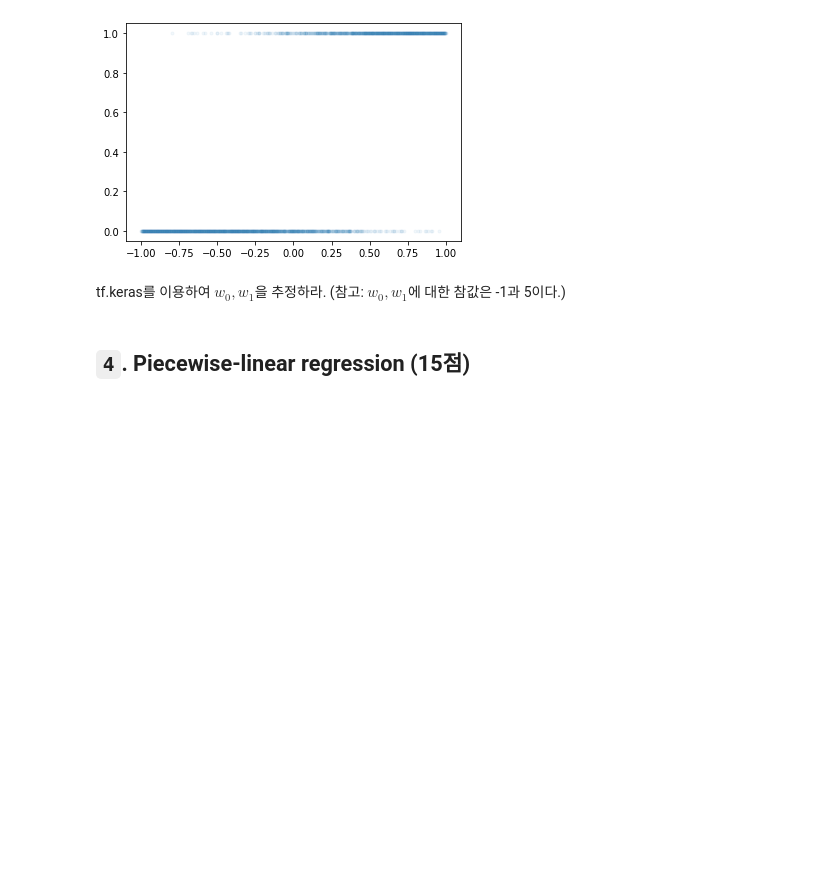
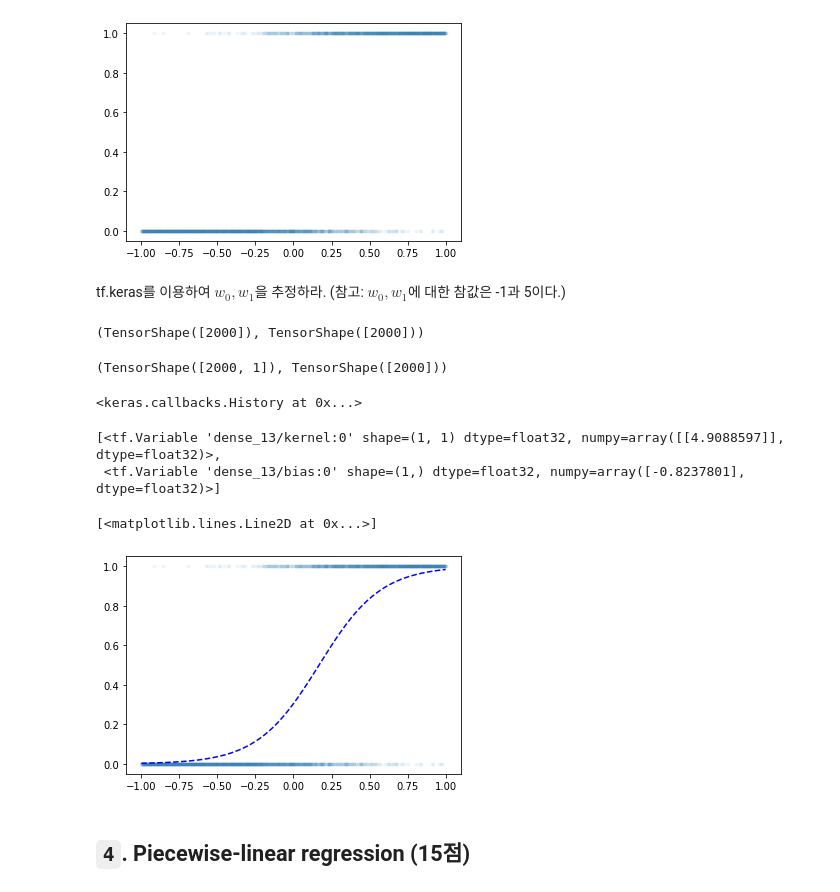
Before and after one commit to kimha02/ham, a Jupyter notebook: _notebooks/2022_04_23_중간고사예상문제.ipynb, the cells around one changed output. Drawn from its saved outputs; the diff is of its cells as text; code cells hidden in the pictures; blank space fills up the shorter version.

```diff
--- a/_notebooks/2022_04_23_중간고사예상문제.ipynb
+++ b/_notebooks/2022_04_23_중간고사예상문제.ipynb
@@ -78,0 +57,8 @@ y_hat=9.03545358+2.25155218*x
+# %%
+for epoc in range(1000):
+    with tf.GradientTape() as tape:
+        yhat = (x-mu_hat)**2/(sigma_hat**2)
+        loss = tf.reduce_sum((y-yhat)**2)/N
+    slope0,slope1 = tape.gradient(loss,[mu_hat,sigma_hat])
+    mu_hat.assign_sub(slope0 * alpha)
+    sigma_hat.assign_sub(slope1 * alpha)
@@ -305,6 +341,34 @@ plt.plot(x,y,'.',alpha=0.05)
 [figure]
 # %% [markdown]
 tf.keras를 이용하여 $w_0,w_1$을 추정하라. (참고: $w_0, w_1$에 대한 참값은 -1과 5이다.)
+# %%
+x.shape, y.shape
+# %% [output]
+(TensorShape([2000]), TensorShape([2000]))
+# %%
+x=x.reshape(2000,1)
+x.shape, y.shape
+# %% [output]
+(TensorShape([2000, 1]), TensorShape([2000]))
+# %%
+net = tf.keras.Sequential()
+net.add(tf.keras.layers.Dense(1,activation='sigmoid'))
+bceloss_fn = lambda y,yhat: -tf.reduce_mean(y*tnp.log(yhat) + (1-y)*tnp.log(1-yhat))
+net.compile(loss=bceloss_fn, optimizer=tf.optimizers.SGD(0.1))
+net.fit(x,y,epochs=10000,verbose=0,batch_size=2000)
+# %% [output]
+<keras.callbacks.History at 0x...>
+# %%
+net.weights
+# %% [output]
+[<tf.Variable 'dense_13/kernel:0' shape=(1, 1) dtype=float32, numpy=array([[4.9088597]], dtype=float32)>,
+ <tf.Variable 'dense_13/bias:0' shape=(1,) dtype=float32, numpy=array([-0.8237801], dtype=float32)>]
+# %%
+plt.plot(x,y,'.',alpha=0.05)
+plt.plot(x,net(x),'--b')
+# %% [output]
+[<matplotlib.lines.Line2D at 0x...>]
+[figure, added]
 # %% [markdown]
 ## `4`. Piecewise-linear regression (15점)
 # %% [markdown]
```
Also changed, not shown: parts of 25 cells of this notebook, 1 other file.
